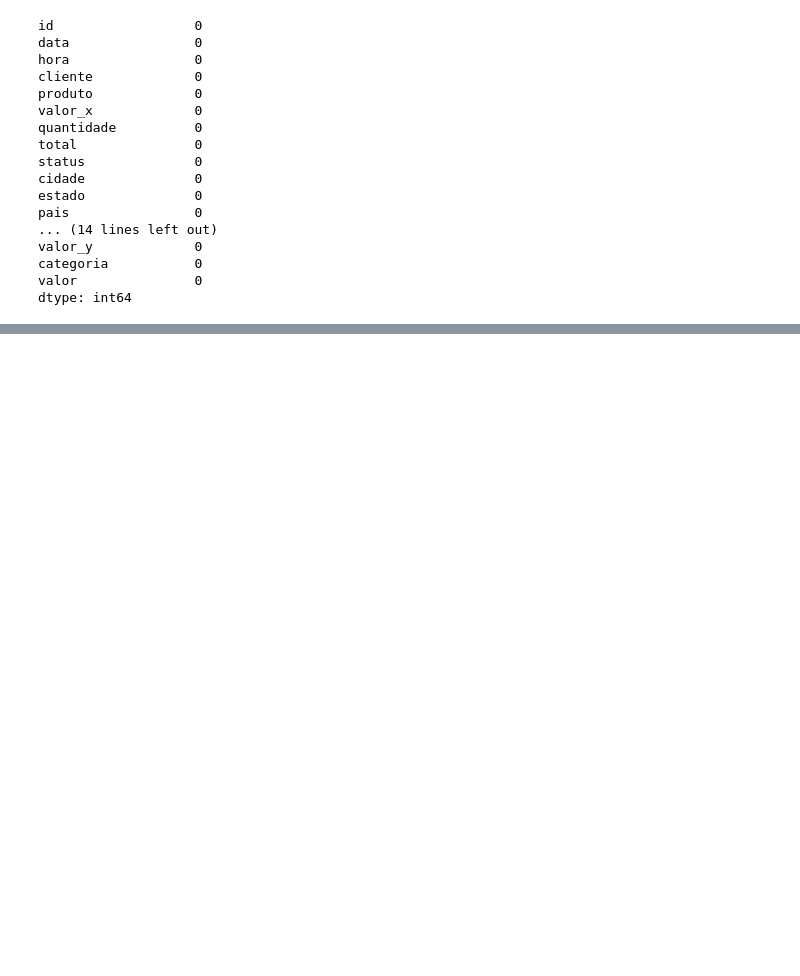
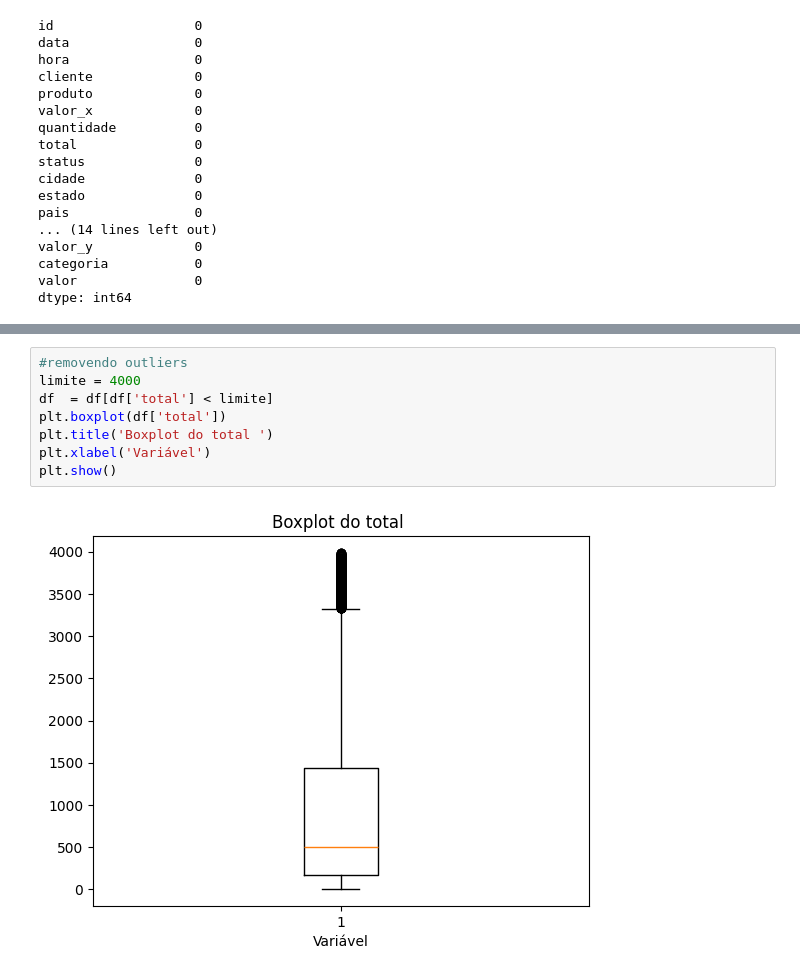
Before and after one commit to sergiolfaria/Atividades_Ciencia_De_Dados, a Jupyter notebook: dados_sinteticos/exercico.ipynb, the cells around one changed output, grey strips where cells are left out. Drawn from its saved outputs; the diff is of its cells as text; blank space fills up the shorter version.

```diff
--- a/dados_sinteticos/exercico.ipynb
+++ b/dados_sinteticos/exercico.ipynb
@@ -68,0 +148,10 @@ df['Valor Final'] = df['total'] / df['quantidade']
+# %%
+#removendo outliers
+limite = 4000
+df  = df[df['total'] < limite]
+plt.boxplot(df['total'])
+plt.title('Boxplot do total ')
+plt.xlabel('Variável')
+plt.show()
+# %% [output]
+[figure, added]
```
Also changed, not shown: parts of 13 cells of this notebook.
